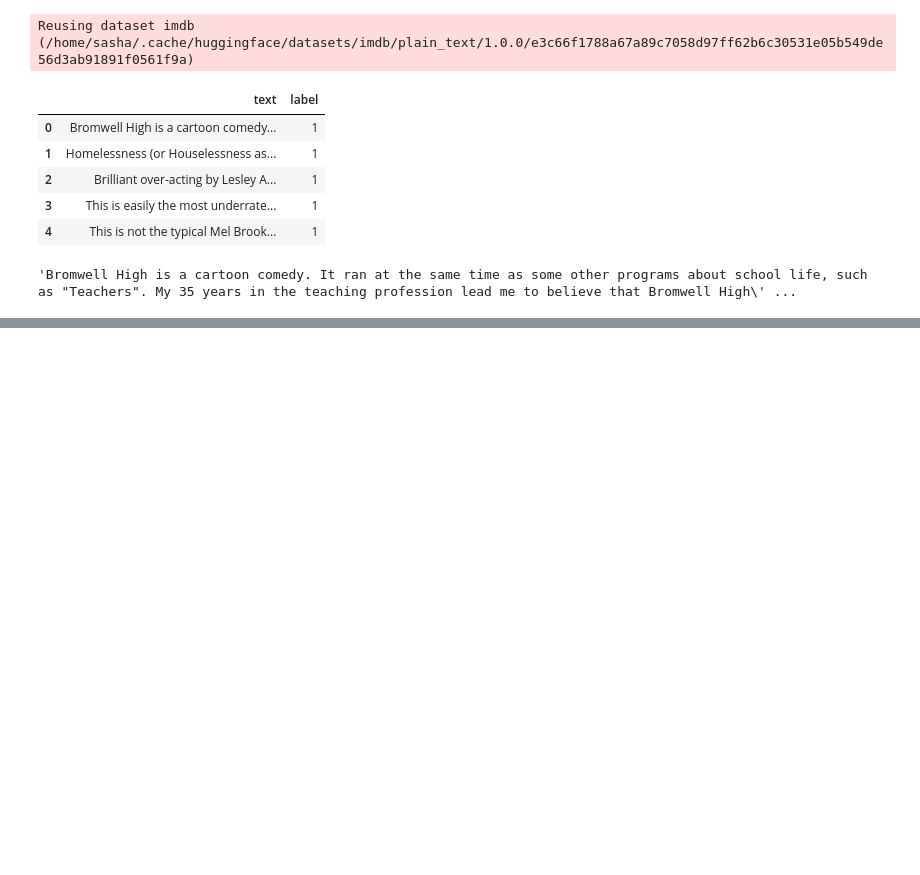
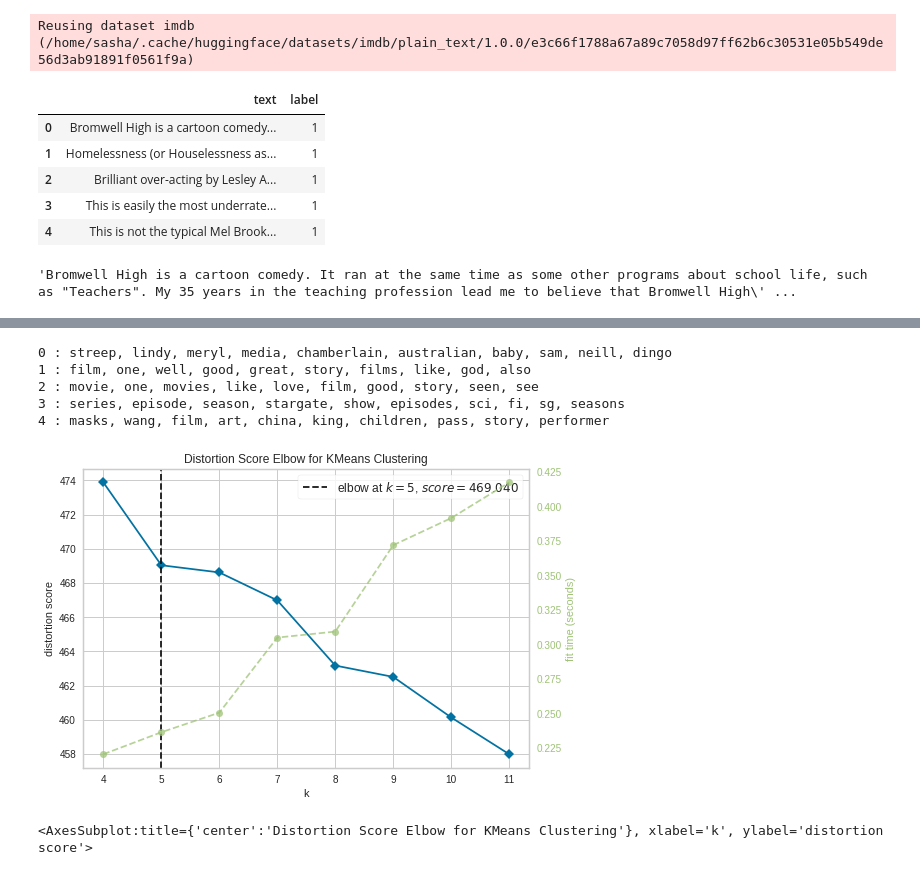
Before and after one commit to huggingface/data-measurements-tool, a Jupyter notebook: notebooks/Clustering.ipynb, the cells around one changed output, grey strips where cells are left out. Cells and saved outputs as stored; diff of their text form; code cells hidden in the pictures; blank space fills up the shorter version.

Commit message:
Added tf-idf clustering, initial Squad comparison

```diff
--- a/notebooks/Clustering.ipynb
+++ b/notebooks/Clustering.ipynb
@@ -35,6 +36,7 @@ datadf.head()
 | 4 | This is not the typical Mel Brook... | 1 |
 # %%
 sents=datadf.text.tolist()
+sents=sents[:500]
 # %%
 sents[0]
 # %% [output]
@@ -88,7 +88,31 @@ plt.show()
 # %%
 #TF-IDF vectorizer
-tfv = TfidfVectorizer(stop_words = stop_words, ngram_range = (1,1))
-#transform
-vec_text = tfv.fit_transform(clean_desc)
-#returns a list of words.
-words = tfv.get_feature_names()
+tfv = TfidfVectorizer(stop_words = stop_words)
+# %%
+X = tfv.fit_transform(sents)
+words = tfv.get_feature_names()
+# %%
+#setup kmeans clustering
+kmeans = KMeans(n_clusters = 5, n_init = 17,  tol = 0.01, max_iter = 200)
+#fit the data
+kmeans.fit(X)
+#this loop transforms the numbers back into words
+common_words = kmeans.cluster_centers_.argsort()[:,-1:-11:-1]
+for num, centroid in enumerate(common_words):
+    print(str(num) + ' : ' + ', '.join(words[word] for word in centroid))
+# %% [output]
+0 : streep, lindy, meryl, media, chamberlain, australian, baby, sam, neill, dingo
+1 : film, one, well, good, great, story, films, like, god, also
+2 : movie, one, movies, like, love, film, good, story, seen, see
+3 : series, episode, season, stargate, show, episodes, sci, fi, sg, seasons
+4 : masks, wang, film, art, china, king, children, pass, story, performer
+# %%
+#from https://www.scikit-yb.org/en/latest/api/cluster/elbow.html
+
+visualizer = KElbowVisualizer(kmeans, k=(4,12))
+
+visualizer.fit(X)        # Fit the data to the visualizer
+visualizer.show()
+# %% [output]
+[figure, added]
+<AxesSubplot:title={'center':'Distortion Score Elbow for KMeans Clustering'}, xlabel='k', ylabel='distortion score'>
```
Also changed, not shown: parts of 7 cells of this notebook.
